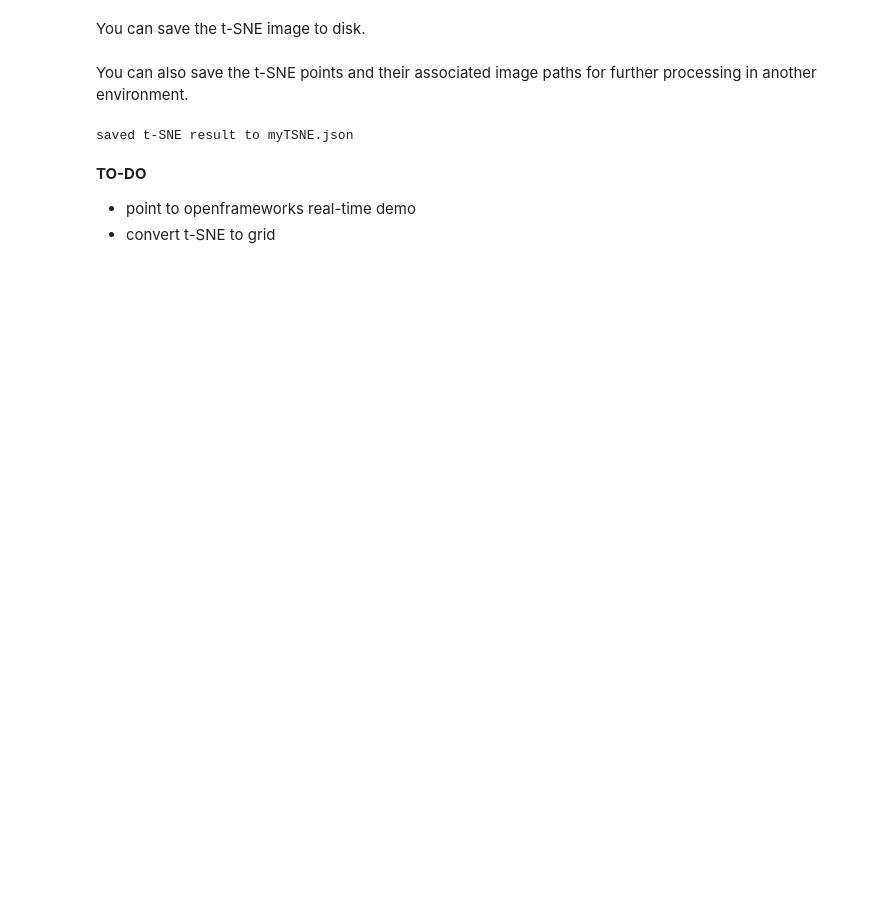
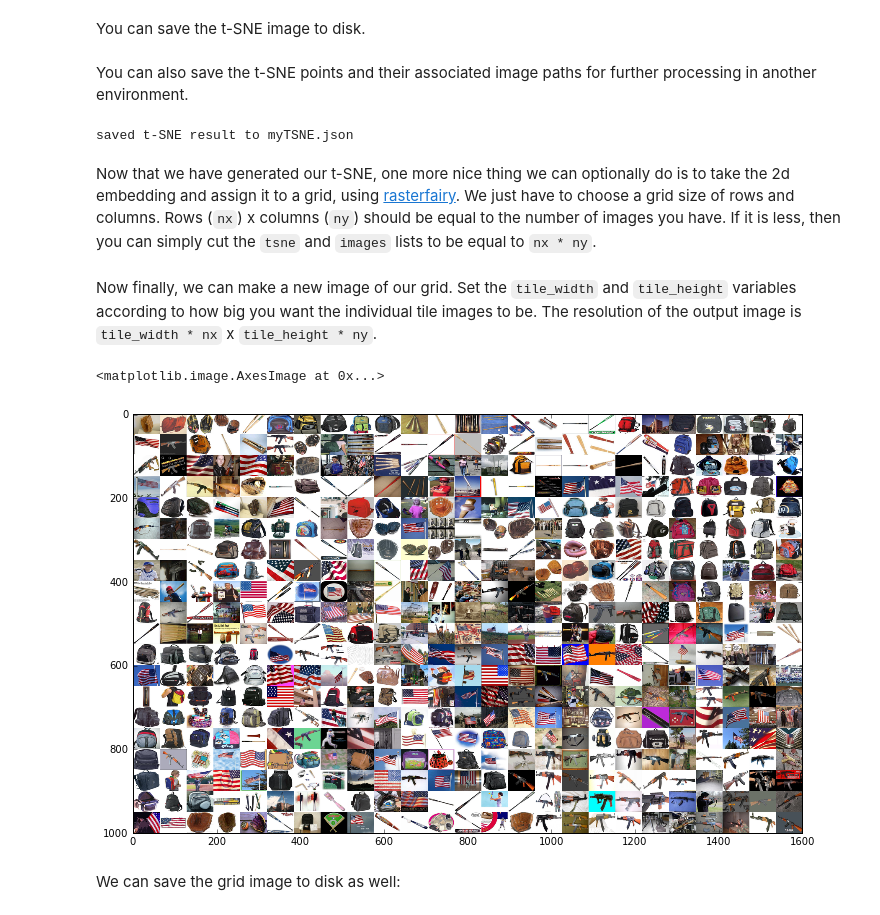
Before and after one commit to ml4a/ml4a, a Jupyter notebook: notebooks/image-tsne.ipynb, the cells around one changed output. Drawn from its saved outputs; the diff is of its cells as text; code cells hidden in the pictures; blank space fills up the shorter version.

```diff
--- a/notebooks/image-tsne.ipynb
+++ b/notebooks/image-tsne.ipynb
@@ -229,7 +246,38 @@ with open(tsne_path, 'w') as outfile:
 print("saved t-SNE result to %s" % tsne_path)
 # %% [output]
 saved t-SNE result to myTSNE.json
-# %% [markdown]
-**TO-DO**
- - point to openframeworks real-time demo
- - convert t-SNE to grid
+# %% [markdown]
+Now that we have generated our t-SNE, one more nice thing we can optionally do is to take the 2d embedding and assign it to a grid, using [rasterfairy](https://github.com/Quasimondo/RasterFairy). We just have to choose a grid size of rows and columns. Rows (`nx`) x columns (`ny`) should be equal to the number of images you have. If it is less, then you can simply cut the `tsne` and `images` lists to be equal to `nx * ny`.
+# %%
+import rasterfairy
+
+# nx * ny = 500, the number of images
+nx = 25
+ny = 20
+
+# assign to grid
+grid_assignment = rasterfairy.transformPointCloud2D(tsne, target=(nx, ny))
+# %% [markdown]
+Now finally, we can make a new image of our grid. Set the `tile_width` and `tile_height` variables according to how big you want the individual tile images to be. The resolution of the output image is `tile_width * nx` x `tile_height * ny`.
+# %%
+tile_width = 64
+tile_height = 50
+
+full_width = tile_width * nx
+full_height = tile_height * ny
+
+grid_image = Image.new('RGB', (full_width, full_height))
+for img, grid_pos in zip(images2, grid_assignment):
+    idx_x, idx_y = grid_pos
+    x, y = tile_width * idx_x, tile_height * idx_y
+    tile = Image.open(img)
+    tile = tile.resize((tile_width, tile_height), Image.ANTIALIAS)
+    grid_image.paste(tile, (int(x), int(y)))
+
+matplotlib.pyplot.figure(figsize = (12,12))
+imshow(grid_image)
+# %% [output]
+<matplotlib.image.AxesImage at 0x...>
+[figure, added]
+# %% [markdown]
+We can save the grid image to disk as well:
```
Also changed, not shown: parts of 9 cells of this notebook.
